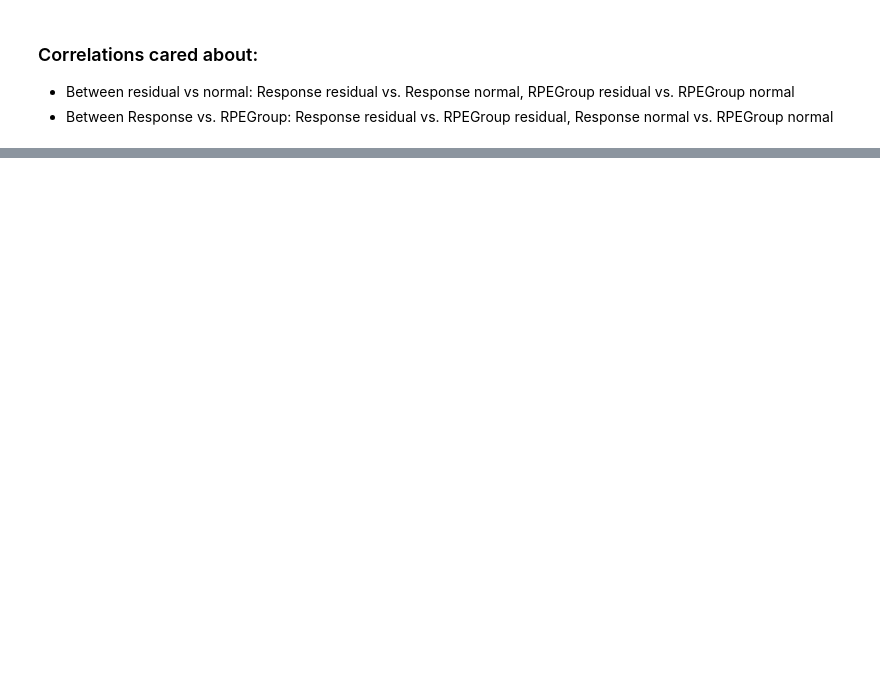
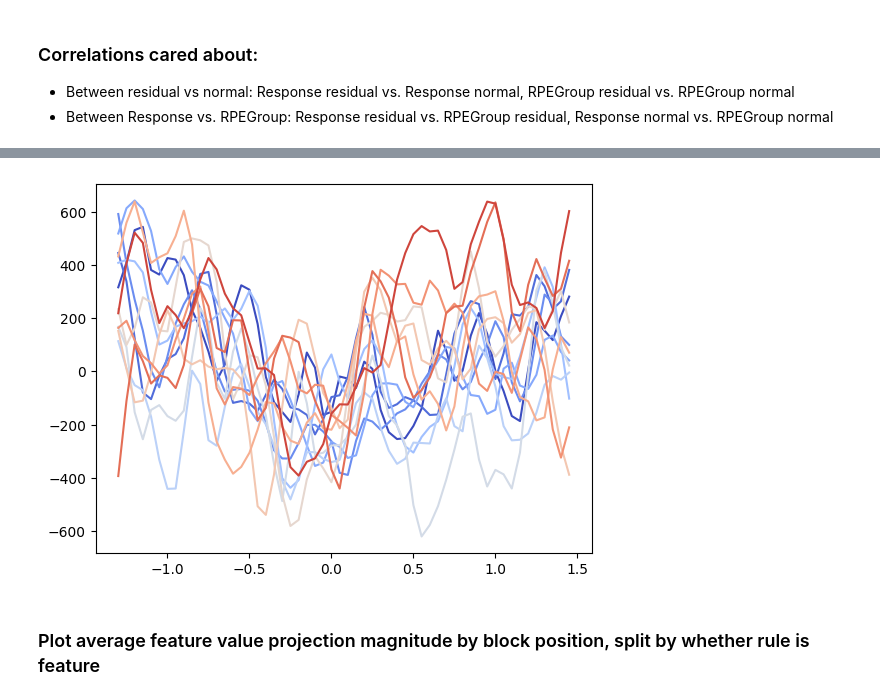
Before and after one commit to pqz317/wcst_decode, a Jupyter notebook: notebooks/20240412_encoding_value_axes.ipynb, the cells around one changed output, grey strips where cells are left out. Cells and saved outputs as stored; diff of their text form; code cells hidden in the pictures; blank space fills up the shorter version.

```diff
--- a/notebooks/20240412_encoding_value_axes.ipynb
+++ b/notebooks/20240412_encoding_value_axes.ipynb
@@ -88,0 +251,36 @@ for (cond_a, cond_b) in pairs:
+# %%
+def project_to_axes(frs, vec, mode="FiringRate"):
+    """
+    For each Trial, Timebin, projects activity onto population vector
+    Number of units must match vector length
+    returns df of TrialNumber, TimeBins, projection
+    """
+    def project_vec(group):
+        assert len(group) == len(vec)
+        group = group.sort_values(by="UnitID")
+        proj = np.dot(group[mode], vec)
+        return pd.Series({"projection": proj})
+        # return proj
+    return frs.groupby(["TrialNumber", "TimeBins"]).apply(project_vec).reset_index()
+# %%
+block_frs = frs[frs.TrialNumber.isin(block.TrialNumber)]
+projections = project_to_axes(block_frs, vec)
+# %%
+merged = pd.merge(projections, block, on="TrialNumber")
+# %%
+num_trials_in_block = len(merged.TrialNumber.unique())
+alphas = np.arange(0.3, 1, (1 - 0.3) / num_trials_in_block)
+# %%
+from matplotlib import cm
+import matplotlib
+norm = matplotlib.colors.Normalize(vmin=0, vmax=len(block))
+
+fig, ax = plt.subplots()
+for i in range(num_trials_in_block):
+    projs = merged[merged.TrialInBlock == i]
+    alpha = alphas[i]
+    ax.plot(projs.TimeBins - 1.3, projs.projection, color=cm.coolwarm(norm(i)))
+# %% [output]
+[figure, added]
+# %% [markdown]
+### Plot average feature value projection magnitude by block position, split by whether rule is feature
```
Also changed, not shown: parts of 28 cells of this notebook, 6 other files.
